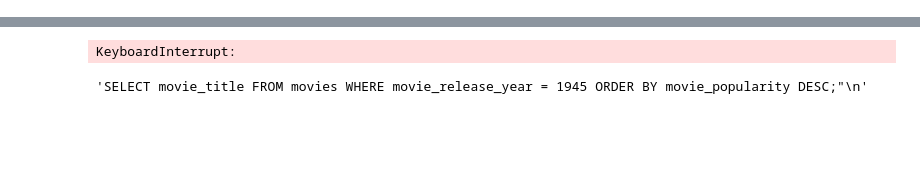
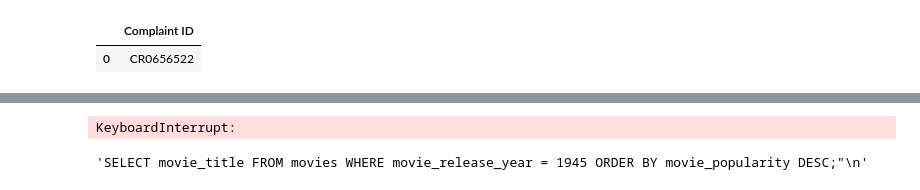
Before and after one commit to simonjisu/BusinessObjects, a Jupyter notebook: test.ipynb, the cells around one changed output, grey strips where cells are left out. Cells and saved outputs as stored; diff of their text form; code cells hidden in the pictures; blank space fills up the shorter version.

```diff
--- a/test.ipynb
+++ b/test.ipynb
@@ -42,7 +42,9 @@ with (proj_path / 'data' / 'bird_description.json').open() as f:
 bird_tables = process_all_tables(tables, descriptions=all_descriptions)
 # %%
 all_data = filter_samples_by_count_spider_bird(train_data+dev_data, n=10)
-skip = [622, 6916, 6917, 6930, 6967, 6987]
+with open(proj_path / 'data' / 'bird_skip.txt') as f:
+    skip = [int(line.strip()) for line in f]
+
 bird_samples = process_samples_bird(all_data, bird_tables, skip=skip)
 # train_samples, dev_samples, test_samples = split_train_dev_test(bird_samples, train_ratio=0.6, dev_ratio=0.2)
 # makesure the dev/test sql is not in the train sql
@@ -242,7 +72,0 @@ Column(
-# %%
-import pickle
-with open(proj_path / 'data' / 'errors_bird.pkl', 'wb') as f:
-    pickle.dump(error_ids, f)
-
-# with open(proj_path / 'data' / 'errors_bird.pkl', 'rb') as f:
-#     error_ids = pickle.load(f)
@@ -387,0 +177,21 @@ type(exp.Between).__bases__
+# %%
+db_id = 'thrombosis_prediction'
+sample_idx = 56
+typ = 'dev'
+database = SqliteDatabase(db_file=str(proj_path / 'data' / 'bird' / typ / f'{typ}_databases' / db_id / f'{db_id}.sqlite'))
+samples = bird_samples[db_id]
+schema = Schema(bird_tables[db_id].db_schema)
+sql_i = [x.final.sql for i, x in enumerate(samples) if i == sample_idx][0]
+# sql_i = [x for i, x in enumerate(samples) if x.sample_id == 2467][0].final.sql
+# sql_i = """
+# SELECT c1.title, c1.year, c1.rating FROM movie c1 WHERE c1.year = 2000
+# UNION
+# SELECT c2.title, c2.year, c2.rating FROM movie c2 WHERE c2.name = 'iwag'
+# """
+# print(sql_i)
+print(sqlglot.transpile(sql_i, pretty=True)[0])
+# res = database.execute(sql_i)
+# print(res)
+parsed_i = sqlglot.parse_one(sql_i)
+ei = extract_all(parsed_i, schema)
+ei
@@ -387,0 +868,7 @@ type(exp.Between).__bases__
+# %%
+database.execute('''
+SELECT `Complaint ID` FROM callcenterlogs WHERE `Complaint ID` = "CR0656522" ORDER BY ser_time DESC LIMIT 3
+''')
+# %% [output]
+|  | Complaint ID |
+| 0 | CR0656522 |
```
Also changed, not shown: parts of 98 cells of this notebook, 12 other files.
